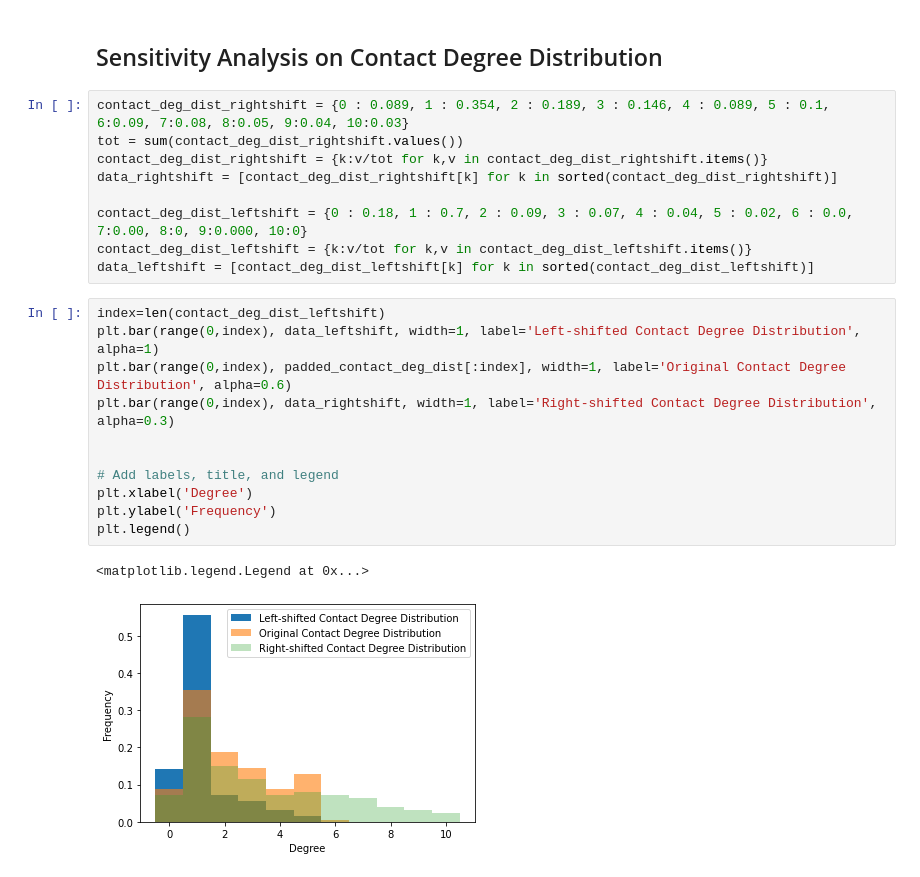
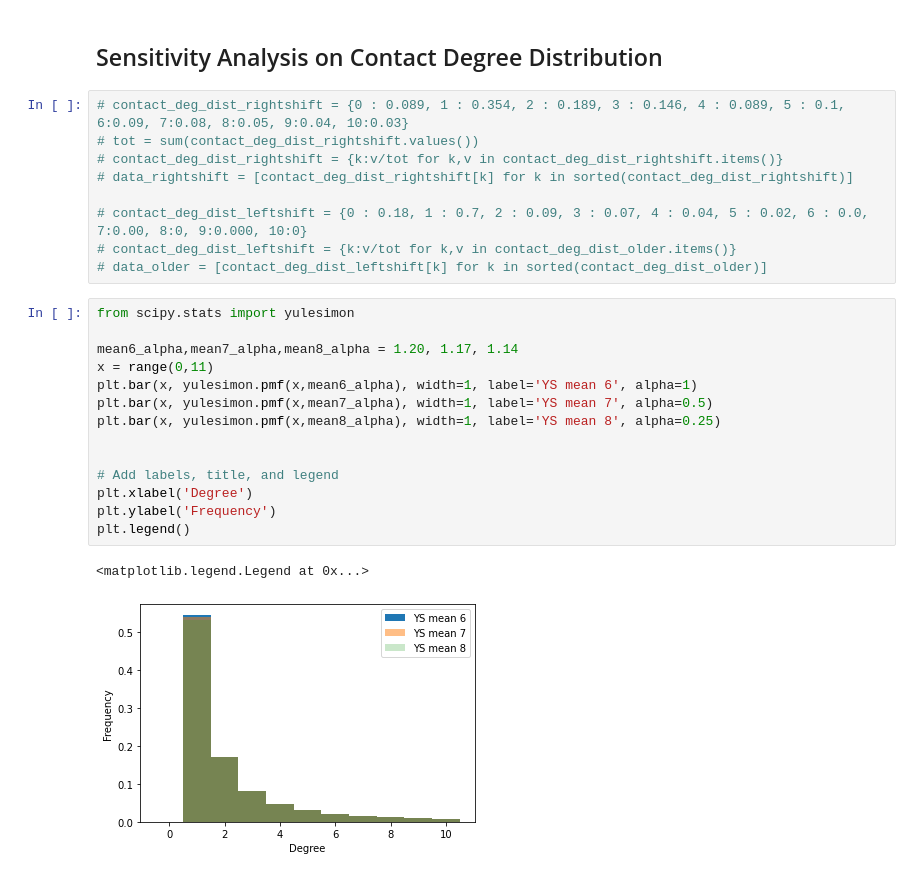
Before and after one commit to breecummins/social_sampling_in_epidemics, a Jupyter notebook: simulations/study_params_20220929/visualize_results.ipynb, the cells around one changed output. Cells and saved outputs as stored; diff of their text form.

Commit message:
added Yule-Simon distributions of contact network for sensitivity analysis

```diff
--- a/simulations/study_params_20220929/visualize_results.ipynb
+++ b/simulations/study_params_20220929/visualize_results.ipynb
@@ -250,25 +250,28 @@ plt.legend()
 # %% [markdown]
 ## Sensitivity Analysis on Contact Degree Distribution
 # %%
-contact_deg_dist_rightshift = {0 : 0.089, 1 : 0.354, 2 : 0.189, 3 : 0.146, 4 : 0.089, 5 : 0.1, 6:0.09, 7:0.08, 8:0.05, 9:0.04, 10:0.03}
-tot = sum(contact_deg_dist_rightshift.values())
-contact_deg_dist_rightshift = {k:v/tot for k,v in contact_deg_dist_rightshift.items()}
-data_rightshift = [contact_deg_dist_rightshift[k] for k in sorted(contact_deg_dist_rightshift)]
+# contact_deg_dist_rightshift = {0 : 0.089, 1 : 0.354, 2 : 0.189, 3 : 0.146, 4 : 0.089, 5 : 0.1, 6:0.09, 7:0.08, 8:0.05, 9:0.04, 10:0.03}
+# tot = sum(contact_deg_dist_rightshift.values())
+# contact_deg_dist_rightshift = {k:v/tot for k,v in contact_deg_dist_rightshift.items()}
+# data_rightshift = [contact_deg_dist_rightshift[k] for k in sorted(contact_deg_dist_rightshift)]
 
-contact_deg_dist_leftshift = {0 : 0.18, 1 : 0.7, 2 : 0.09, 3 : 0.07, 4 : 0.04, 5 : 0.02, 6 : 0.0, 7:0.00, 8:0, 9:0.000, 10:0}
-contact_deg_dist_leftshift = {k:v/tot for k,v in contact_deg_dist_leftshift.items()}
-data_leftshift = [contact_deg_dist_leftshift[k] for k in sorted(contact_deg_dist_leftshift)]
+# contact_deg_dist_leftshift = {0 : 0.18, 1 : 0.7, 2 : 0.09, 3 : 0.07, 4 : 0.04, 5 : 0.02, 6 : 0.0, 7:0.00, 8:0, 9:0.000, 10:0}
+# contact_deg_dist_leftshift = {k:v/tot for k,v in contact_deg_dist_older.items()}
+# data_older = [contact_deg_dist_leftshift[k] for k in sorted(contact_deg_dist_older)]
 # %%
-index=len(contact_deg_dist_leftshift)
-plt.bar(range(0,index), data_leftshift, width=1, label='Left-shifted Contact Degree Distribution', alpha=1)
-plt.bar(range(0,index), padded_contact_deg_dist[:index], width=1, label='Original Contact Degree Distribution', alpha=0.6)
-plt.bar(range(0,index), data_rightshift, width=1, label='Right-shifted Contact Degree Distribution', alpha=0.3)
+from scipy.stats import yulesimon
+
+mean6_alpha,mean7_alpha,mean8_alpha = 1.20, 1.17, 1.14
+x = range(0,11)
+plt.bar(x, yulesimon.pmf(x,mean6_alpha), width=1, label='YS mean 6', alpha=1)
+plt.bar(x, yulesimon.pmf(x,mean7_alpha), width=1, label='YS mean 7', alpha=0.5)
+plt.bar(x, yulesimon.pmf(x,mean8_alpha), width=1, label='YS mean 8', alpha=0.25)
 
 
 # Add labels, title, and legend
 plt.xlabel('Degree')
 plt.ylabel('Frequency')
 plt.legend()
 # %% [output]
 <matplotlib.legend.Legend at 0x...>
-[figure, old version]
+[figure, new version]
```
Also changed, not shown: parts of 1 cell of this notebook.
